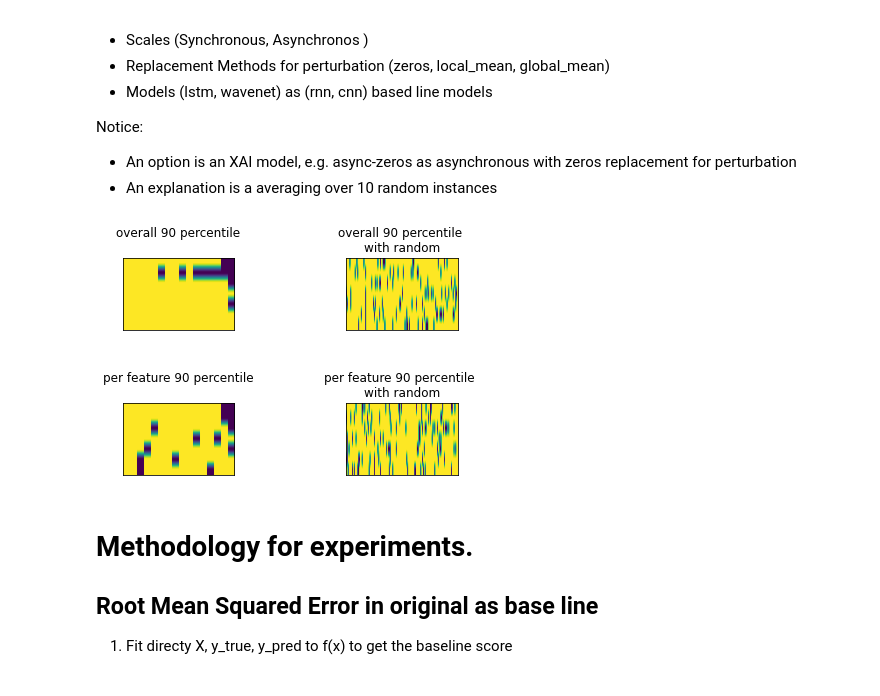
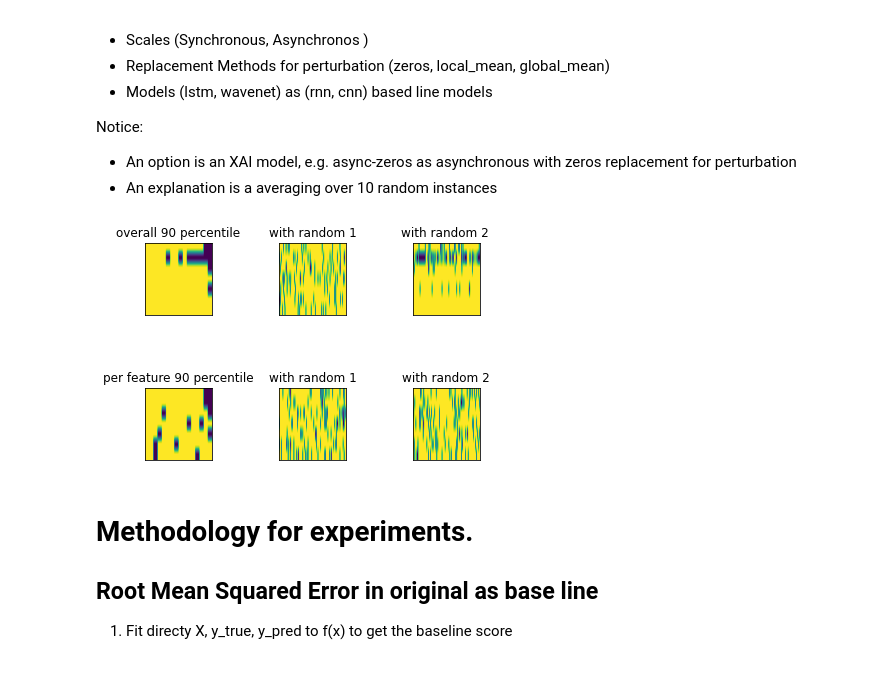
Before and after one commit to dungthuapps/tsx, a Jupyter notebook: notebooks/tsx-eval-qm.ipynb, the cells around one changed output. Saved outputs shown, nothing was run; the diff lists cells and outputs as text; code cells hidden in the pictures.

Commit message:
Add random only for the relevance being changed

```diff
--- a/notebooks/tsx-eval-qm.ipynb
+++ b/notebooks/tsx-eval-qm.ipynb
@@ -80,7 +80,7 @@ wavenet = tf.keras.models.load_model(f"{DATA_DIR}/wavenet_mts_128_1.h5")
 lstm = tf.keras.models.load_model(f"{DATA_DIR}/lstm_mts_128_1.h5")
 # %%
 # Functions to perturb test set
-def replacements(t, method='zeros', v=-99, **kwargs):
+def replacements(t, method='zeros', v=-1, **kwargs):
     if method == 'zeros':
         # Calculate zeros replacements
         r = np.zeros_like(t)
@@ -102,7 +102,7 @@ def replacements(t, method='zeros', v=-99, **kwargs):
 
     return r
 
-def mask_percentile(t, percentile=90, axis=1, interpolation='higher', random=False):
+def mask_percentile(t, percentile=90, axis=1, interpolation='higher', random=0):
     # Create a mask based on 90 percentile of x_coef
     #   > 1 mean on , 0 means off (disabled)
     perc = np.percentile(t, percentile, axis=axis, interpolation=interpolation)
@@ -114,10 +114,12 @@ def mask_percentile(t, percentile=90, axis=1, interpolation='higher', random=Fal
     m = 1 - (t >= perc)
 
     # Random and ensure the same number of changed in percentile.
-    if random:
+    if random == 1:
         m = m.ravel()
         np.random.shuffle(m)
         m = m.reshape(t.shape)
+    if random == 2:
+        np.apply_along_axis(np.random.shuffle, axis=1, arr=m)
     return m
 
 def perturb(t, m=None, r=None):
@@ -136,6 +138,10 @@ def perturb_X(X, x_coef, method="zeros", axis=1, percentile=90, random=False, **
             - 1 : get percentile rowwise -> get 90 percentile per feature
             - None: consider x_coef as an array -> get 90 percentile overall
         :param method: perturbation method to generate perturbed test set.
+        :param random:
+            - 0/False: no random, use percentile
+            - 1/True: use random in general
+            - 2 : random only variables having segments changed
     """
     m = mask_percentile(x_coef, percentile,
                         axis=axis, interpolation="higher", random=random)
@@ -151,43 +157,54 @@ def perturb_X(X, x_coef, method="zeros", axis=1, percentile=90, random=False, **
 # %%
 # Compare the difference between overall percentile and percentile per feature w/wo random
 
 # Test:
 e = explanations[0]
 x_coef = e["xcoef"]
 X, y_true = zip(*test_set)
 x_arr = X[0]
 
 # Get absolute value for weight, because LIME could be negative -> 90 percentile might not work.
 m1 = mask_percentile(np.abs(x_coef), axis=None, interpolation="higher")
-m2 = mask_percentile(np.abs(x_coef), axis=None, interpolation="higher", random=True)
-m3 = mask_percentile(np.abs(x_coef), axis=1, interpolation="higher")
-m4 = mask_percentile(np.abs(x_coef), axis=1, interpolation="higher", random=True)
+m2 = mask_percentile(np.abs(x_coef), axis=None, interpolation="higher", random=1)
+m3 = mask_percentile(np.abs(x_coef), axis=None, interpolation="higher", random=2)
 
-fig, axes = plt.subplots(2, 2)
+m4 = mask_percentile(np.abs(x_coef), axis=1, interpolation="higher")
+m5 = mask_percentile(np.abs(x_coef), axis=1, interpolation="higher", random=1)
+m6 = mask_percentile(np.abs(x_coef), axis=1, interpolation="higher", random=2)
+
+
+fig, axes = plt.subplots(2, 3)
 ax = axes[0, 0]
 ax.imshow(m1, aspect='auto')
-ax.set_title("overall 90 percentile\n")
+ax.set_title("overall 90 percentile")
 ax = axes[0, 1]
 ax.imshow(m2, aspect='auto')
-ax.set_title("overall 90 percentile \nwith random")
+ax.set_title("with random 1")
+ax = axes[0, 2]
+ax.imshow(m3, aspect='auto')
+ax.set_title("with random 2 ")
 ax = axes[1, 0]
-ax.imshow(m3, aspect='auto')
-ax.set_title("per feature 90 percentile\n")
+ax.imshow(m4, aspect='auto')
+ax.set_title("per feature 90 percentile")
 ax = axes[1, 1]
-ax.imshow(m4, aspect='auto')
-ax.set_title("per feature 90 percentile \nwith random")
+ax.imshow(m5, aspect='auto')
+ax.set_title("with random 1")
+ax = axes[1, 2]
+ax.imshow(m6, aspect='auto')
+ax.set_title("with random 2")
+
 plt.subplots_adjust(hspace=1, wspace=1)
 
 plt_hide_ticks(fig)
 # Test perturb_X
 #r = replacements(x_arr, method="zeros")
 #z = perturb(x_arr, m, r)
 
 #e = explanations[0]
 #xcoef = e["xcoef"]
 #X_perturbed = perturb_X(X, xcoef, method="zeros")
 # %% [output]
-[figure, old version]
+[figure, new version]
 # %% [markdown]
 # Methodology for experiments.
 
```
Also changed, not shown: parts of 5 cells of this notebook.
